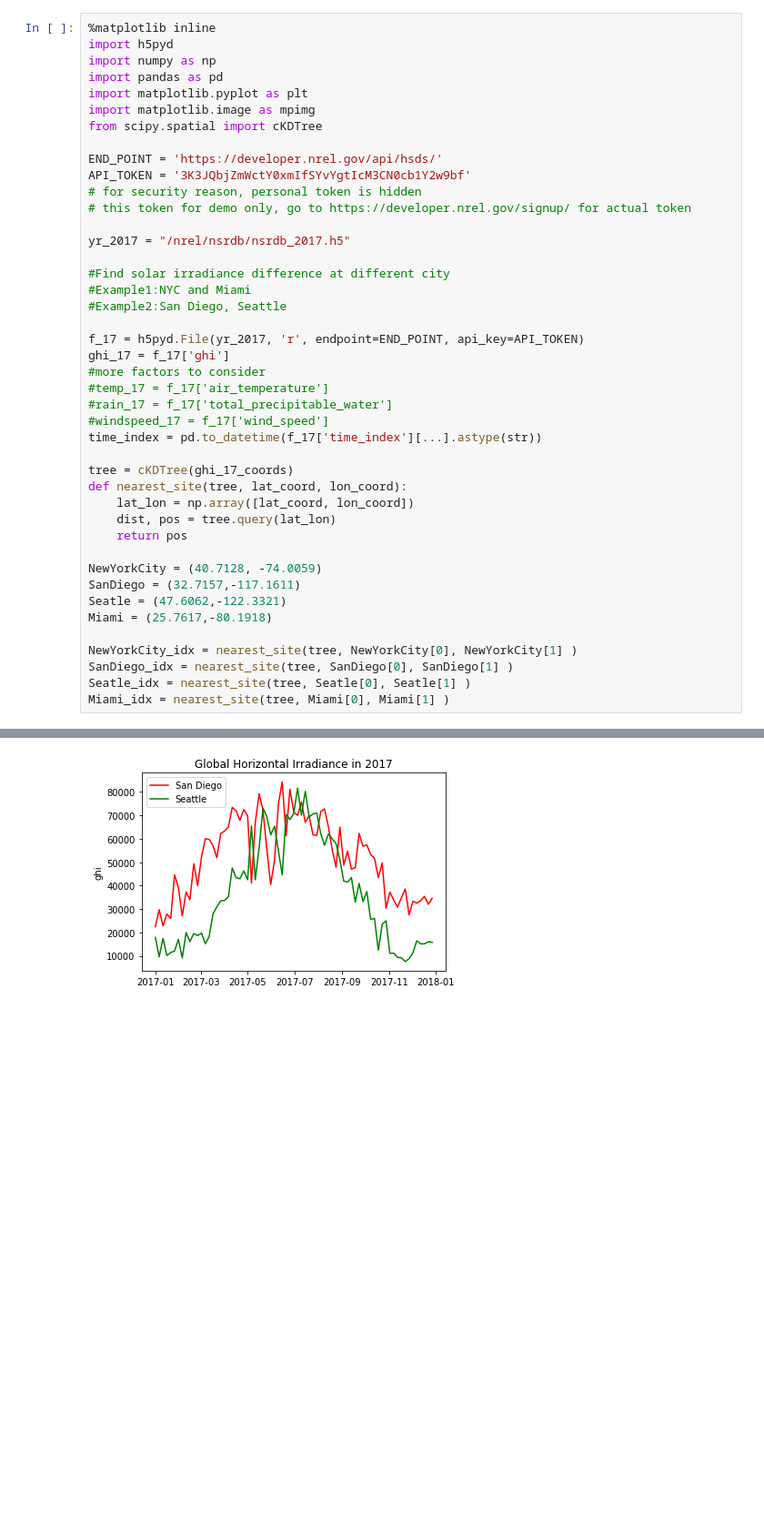
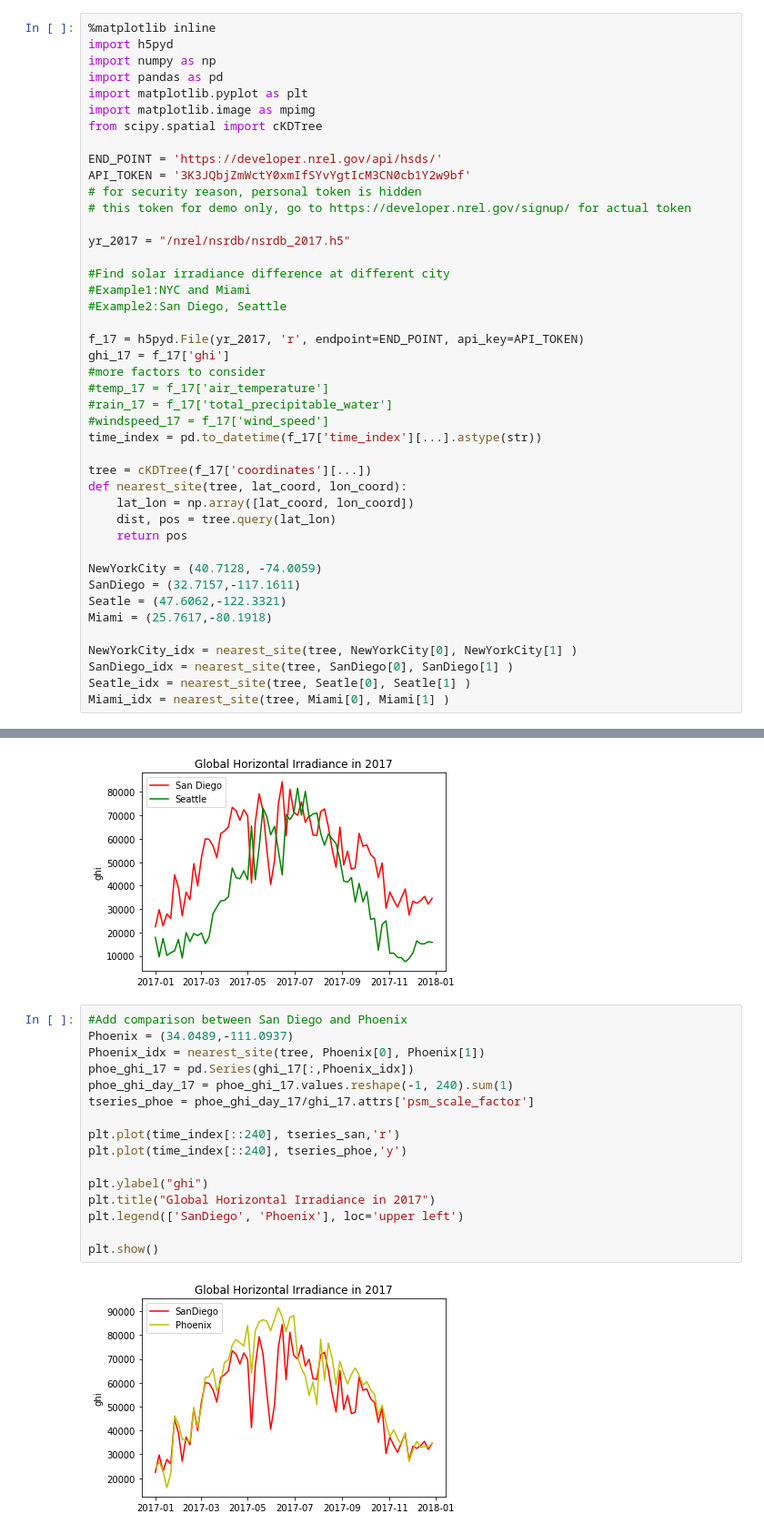
Before and after one commit to yaowang0317/Renewable_Energy_Dev_Index, a Jupyter notebook: Geo Difference for Global Horizontal Irradiance(GHI).ipynb, the cells around one changed output, grey strips where cells are left out. Shown at 91% size. Saved outputs shown, nothing was run; the diff lists cells and outputs as text; blank space fills up the shorter version.

Commit message:
Add GHI comparison between cites in California and Arizona

```diff
--- a/Geo Difference for Global Horizontal Irradiance(GHI).ipynb
+++ b/Geo Difference for Global Horizontal Irradiance(GHI).ipynb
@@ -26,7 +26,7 @@ ghi_17 = f_17['ghi']
 #windspeed_17 = f_17['wind_speed']
 time_index = pd.to_datetime(f_17['time_index'][...].astype(str))
 
-tree = cKDTree(ghi_17_coords)
+tree = cKDTree(f_17['coordinates'][...])
 def nearest_site(tree, lat_coord, lon_coord):
     lat_lon = np.array([lat_coord, lon_coord])
     dist, pos = tree.query(lat_lon)
@@ -80,3 +80,21 @@ plt.legend(['San Diego', 'Seattle'], loc='upper left')
 plt.show()
 # %% [output]
 [figure]
+# %%
+#Add comparison between San Diego and Phoenix
+Phoenix = (34.0489,-111.0937)
+Phoenix_idx = nearest_site(tree, Phoenix[0], Phoenix[1])
+phoe_ghi_17 = pd.Series(ghi_17[:,Phoenix_idx])
+phoe_ghi_day_17 = phoe_ghi_17.values.reshape(-1, 240).sum(1)
+tseries_phoe = phoe_ghi_day_17/ghi_17.attrs['psm_scale_factor']
+
+plt.plot(time_index[::240], tseries_san,'r')
+plt.plot(time_index[::240], tseries_phoe,'y')
+
+plt.ylabel("ghi")
+plt.title("Global Horizontal Irradiance in 2017")
+plt.legend(['SanDiego', 'Phoenix'], loc='upper left')
+
+plt.show()
+# %% [output]
+[figure, added]
```
Also changed, not shown: parts of 1 cell of this notebook.
